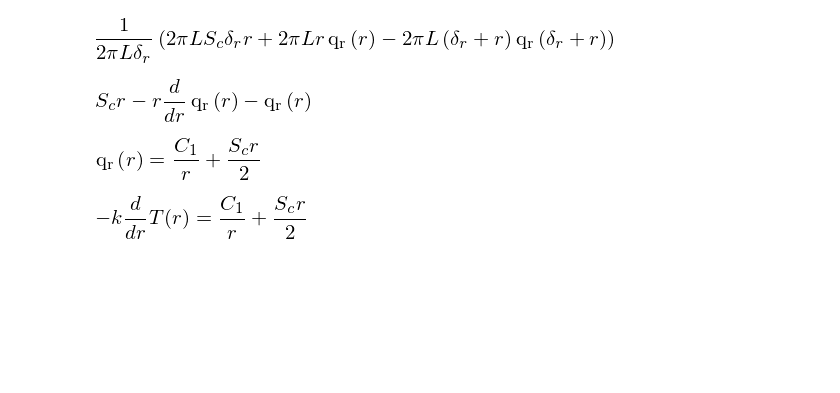
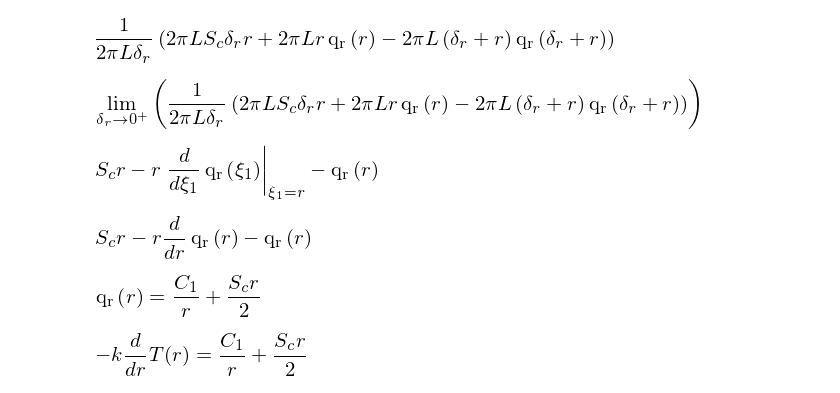
Before and after one commit to pierreproulx/GCH200, a Jupyter notebook: Chap-10-Section-10-2.ipynb, the cells around one changed output. Cells and saved outputs as stored; diff of their text form; code cells hidden in the pictures; blank space fills up the shorter version.

```diff
--- a/Chap-10-Section-10-2.ipynb
+++ b/Chap-10-Section-10-2.ipynb
@@ -36,11 +36,17 @@ eq=eq/(2*sp.pi*L*delta_r)
 display(eq)
 # %% [output]
 [figure]
-# %%
-eq1=sp.limit(eq,delta_r,0).doit()
-display(eq1)
-# %% [output]
-[figure, removed]
+# %%
+eq0=sp.Limit(eq,delta_r,0)
+display(eq0)
+eq0=sp.limit(eq,delta_r,0)    # encore une fois, remarquez ici la différence entre les fonctions Limit et limit
+display(eq0)
+eq1=eq0.doit()
+display(eq1)
+# %% [output]
+[figure, added]
+[figure, added]
+[figure, added]
 # %%
 eq2=sp.dsolve(eq1)
 display(eq2)
```
Also changed, not shown: parts of 1 cell of this notebook, 8 other files.
